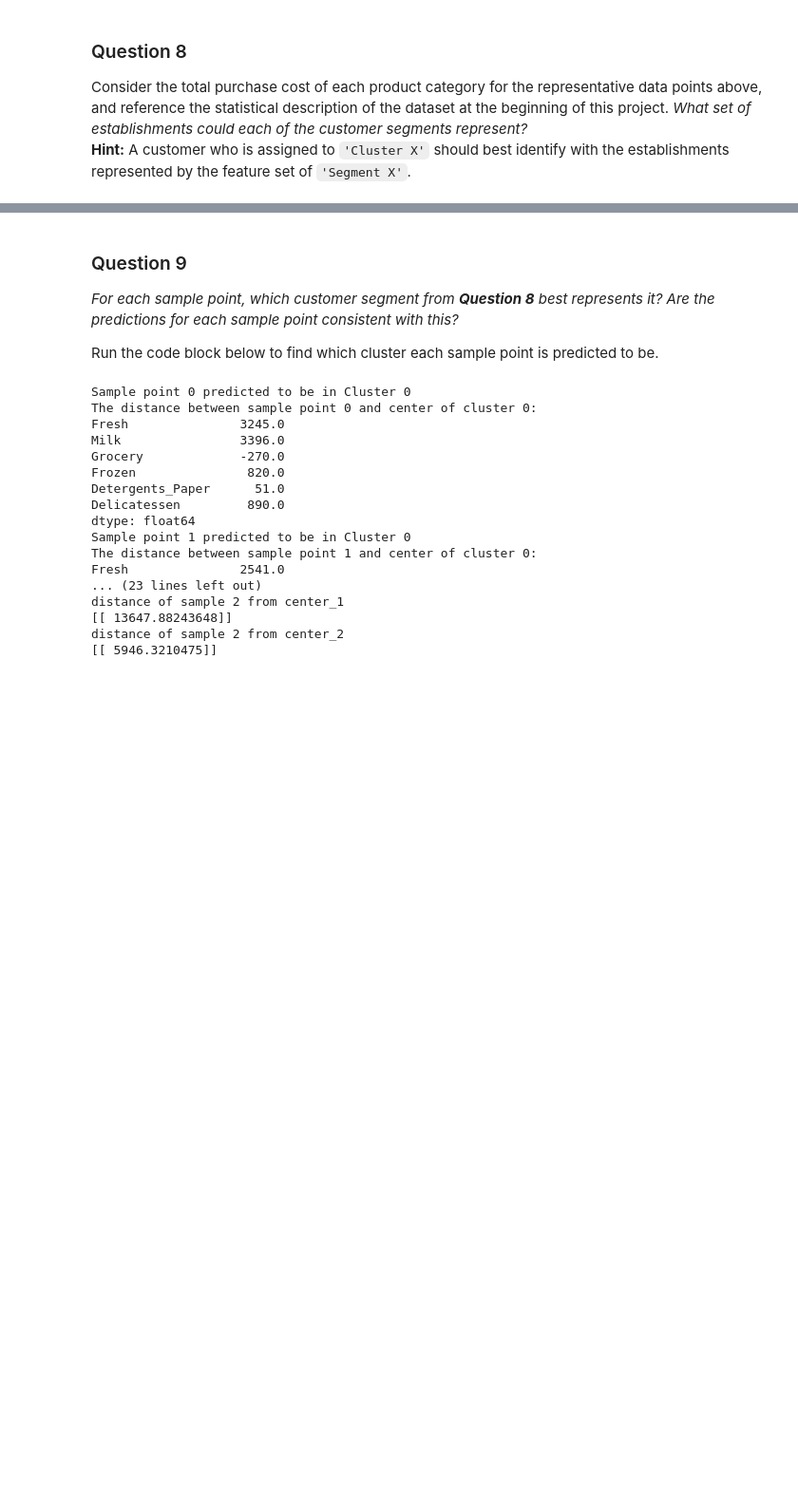
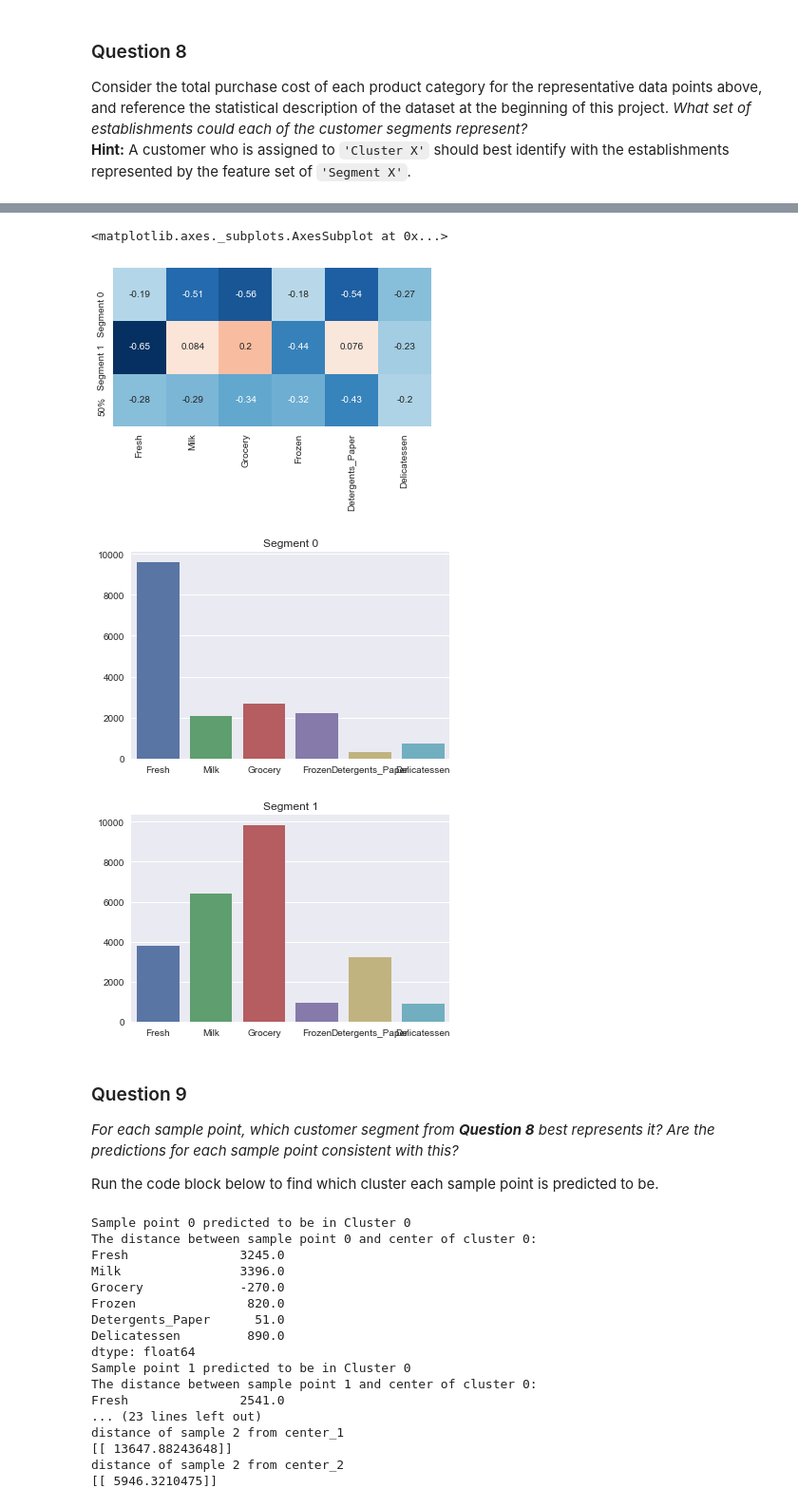
Before and after one commit to vivekkrishna/Machine-Learning-Projects, a Jupyter notebook: customer_segments/customer_segments.ipynb, the cells around one changed output, grey strips where cells are left out. Shown at 95% size. Cells and saved outputs as stored; diff of their text form; code cells hidden in the pictures; blank space fills up the shorter version.

```diff
--- a/customer_segments/customer_segments.ipynb
+++ b/customer_segments/customer_segments.ipynb
@@ -605,3 +629,19 @@ Consider the total purchase cost of each product category for the representative
+# %%
+sns.heatmap((true_centers-data.mean())/data.std(ddof=0),
+            square=True, annot=True, cbar=False)
+
+plt.figure()
+plt.axes().set_title("Segment 0")
+sns.barplot(x=true_centers.columns.values,y=true_centers.iloc[0].values)
+
+plt.figure()
+plt.axes().set_title("Segment 1")
+sns.barplot(x=true_centers.columns.values,y=true_centers.iloc[1].values)
+# %% [output]
+<matplotlib.axes._subplots.AxesSubplot at 0x...>
+[figure, added]
+[figure, added]
+[figure, added]
 # %% [markdown]
 ### Question 9
 *For each sample point, which customer segment from* ***Question 8*** *best represents it? Are the predictions for each sample point consistent with this?*
```
Also changed, not shown: parts of 22 cells of this notebook, 1 other file.
